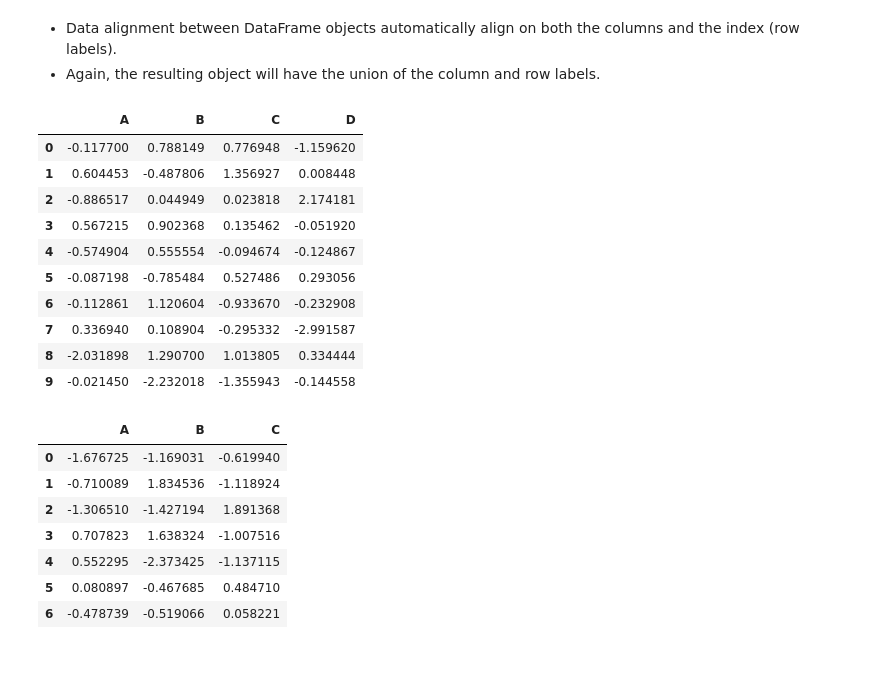
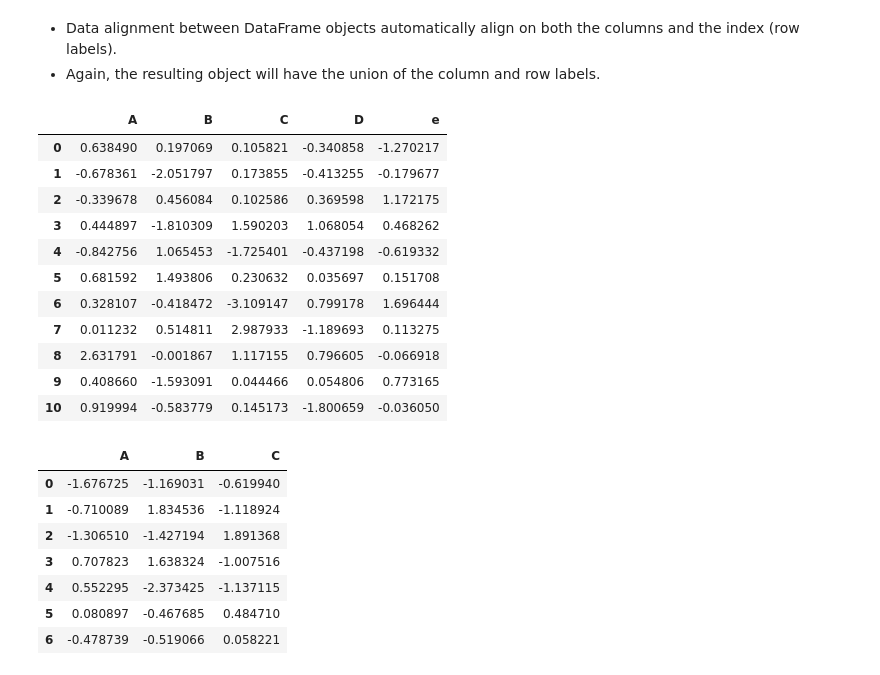
Before and after one commit to IAT-ExploringAI-2024/Week1-Introduction_to_Python, a Jupyter notebook: Introduction_to_Python.ipynb, the cells around one changed output. Drawn from its saved outputs; the diff is of its cells as text; code cells hidden in the pictures.

```diff
--- a/Introduction_to_Python.ipynb
+++ b/Introduction_to_Python.ipynb
@@ -1392,20 +1645,21 @@ http://pandas.pydata.org/pandas-docs/stable/indexing.html#ix-indexer-is-deprecat
  - Data alignment between DataFrame objects automatically align on both the columns and the index (row labels).
  - Again, the resulting object will have the union of the column and row labels.
 # %%
-df1 = pd.DataFrame(np.random.randn(10, 4), columns=['A', 'B', 'C', 'D'])
+df1 = pd.DataFrame(np.random.randn(11, 5), columns=['A', 'B', 'C', 'D','e'])
 df1
 # %% [output]
-|  | A | B | C | D |
-| 0 | -0.117700 | 0.788149 | 0.776948 | -1.159620 |
-| 1 | 0.604453 | -0.487806 | 1.356927 | 0.008448 |
-| 2 | -0.886517 | 0.044949 | 0.023818 | 2.174181 |
-| 3 | 0.567215 | 0.902368 | 0.135462 | -0.051920 |
-| 4 | -0.574904 | 0.555554 | -0.094674 | -0.124867 |
-| 5 | -0.087198 | -0.785484 | 0.527486 | 0.293056 |
-| 6 | -0.112861 | 1.120604 | -0.933670 | -0.232908 |
-| 7 | 0.336940 | 0.108904 | -0.295332 | -2.991587 |
-| 8 | -2.031898 | 1.290700 | 1.013805 | 0.334444 |
-| 9 | -0.021450 | -2.232018 | -1.355943 | -0.144558 |
+|  | A | B | C | D | e |
+| 0 | 0.638490 | 0.197069 | 0.105821 | -0.340858 | -1.270217 |
+| 1 | -0.678361 | -2.051797 | 0.173855 | -0.413255 | -0.179677 |
+| 2 | -0.339678 | 0.456084 | 0.102586 | 0.369598 | 1.172175 |
+| 3 | 0.444897 | -1.810309 | 1.590203 | 1.068054 | 0.468262 |
+| 4 | -0.842756 | 1.065453 | -1.725401 | -0.437198 | -0.619332 |
+| 5 | 0.681592 | 1.493806 | 0.230632 | 0.035697 | 0.151708 |
+| 6 | 0.328107 | -0.418472 | -3.109147 | 0.799178 | 1.696444 |
+| 7 | 0.011232 | 0.514811 | 2.987933 | -1.189693 | 0.113275 |
+| 8 | 2.631791 | -0.001867 | 1.117155 | 0.796605 | -0.066918 |
+| 9 | 0.408660 | -1.593091 | 0.044466 | 0.054806 | 0.773165 |
+| 10 | 0.919994 | -0.583779 | 0.145173 | -1.800659 | -0.036050 |
 # %%
 
 df2 = pd.DataFrame(np.random.randn(7, 3), columns=['A', 'B', 'C'])
```
Also changed, not shown: parts of 84 cells of this notebook.
